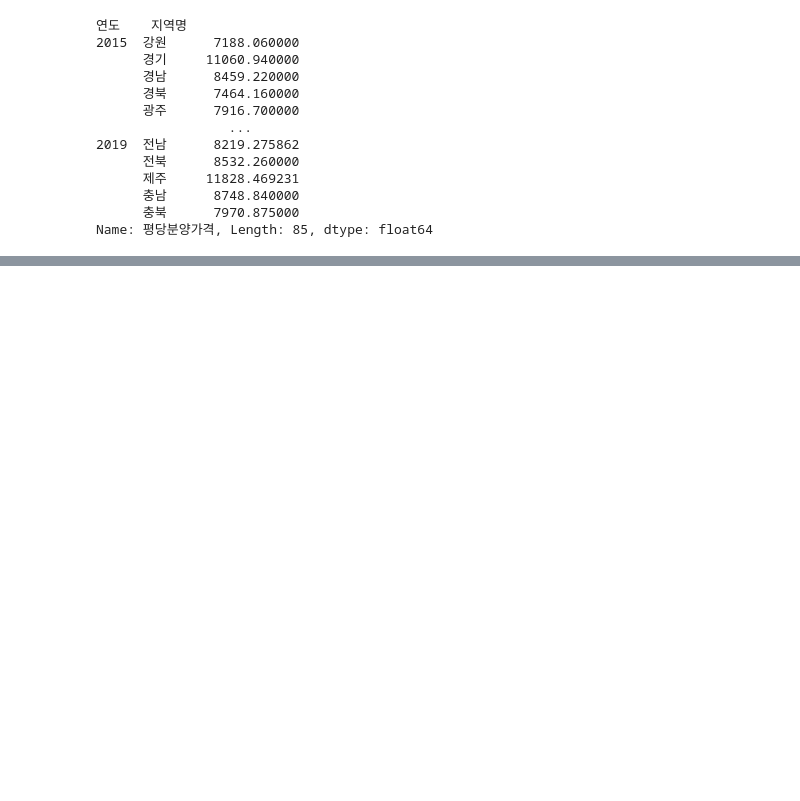
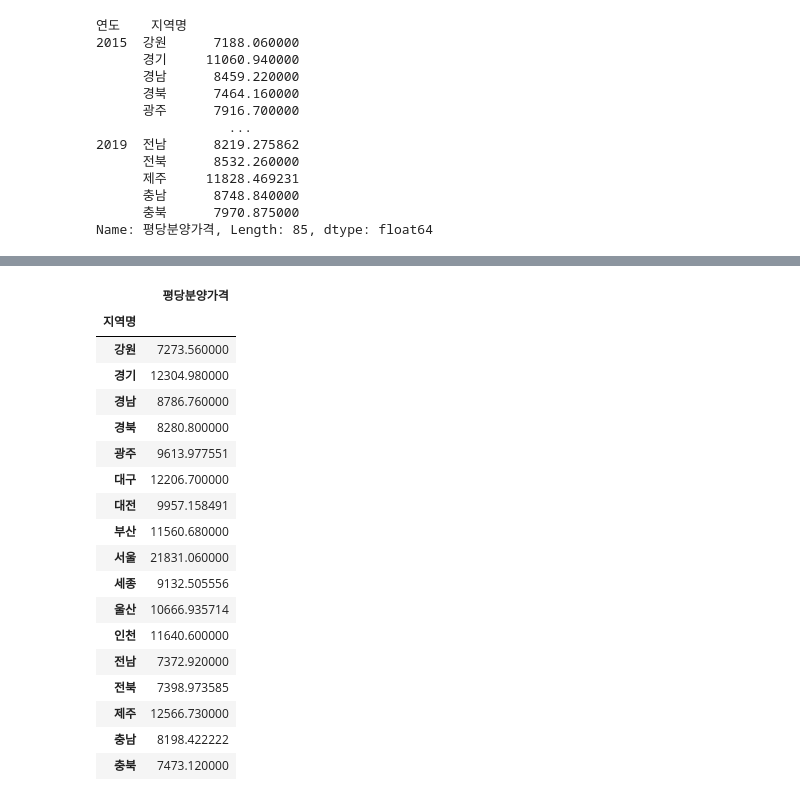
Before and after one commit to DAWUNHAN/DataAnalysisInPython, a Jupyter notebook: 전국 아파트 분양 가격 분석하기.ipynb, the cells around one changed output, grey strips where cells are left out. Saved outputs shown, nothing was run; the diff lists cells and outputs as text; code cells hidden in the pictures; blank space fills up the shorter version.

```diff
--- a/전국 아파트 분양 가격 분석하기.ipynb
+++ b/전국 아파트 분양 가격 분석하기.ipynb
@@ -274,0 +331,27 @@ Name: 평당분양가격, Length: 85, dtype: float64
+# %%
+# 연도, 지역명으로 평당분양가격의 평균을 구합니다.
+# g = df_last.groupby(["연도", "지역명"])["평당분양가격"].mean()
+
+p = pd.pivot_table(df_last, index=["연도", "지역명"], values="평당분양가격")
+# 행을 기준으로 가져올 때 loc를 쓴다. 2017년 데이터만 갖고 오고 싶으면 다음과 같다.
+p.loc[2017]
+# %% [output]
+|  | 평당분양가격 |
+| 지역명 |  |
+| 강원 | 7273.560000 |
+| 경기 | 12304.980000 |
+| 경남 | 8786.760000 |
+| 경북 | 8280.800000 |
+| 광주 | 9613.977551 |
+| 대구 | 12206.700000 |
+| 대전 | 9957.158491 |
+| 부산 | 11560.680000 |
+| 서울 | 21831.060000 |
+| 세종 | 9132.505556 |
+| 울산 | 10666.935714 |
+| 인천 | 11640.600000 |
+| 전남 | 7372.920000 |
+| 전북 | 7398.973585 |
+| 제주 | 12566.730000 |
+| 충남 | 8198.422222 |
+| 충북 | 7473.120000 |
```
Also changed, not shown: parts of 4 cells of this notebook.
